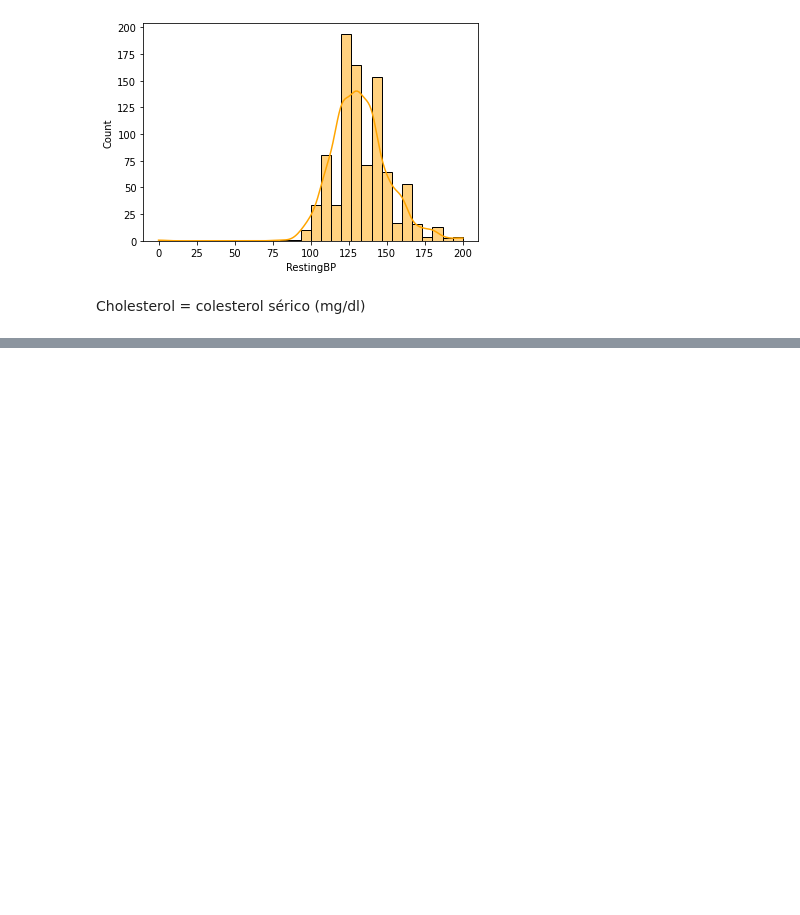
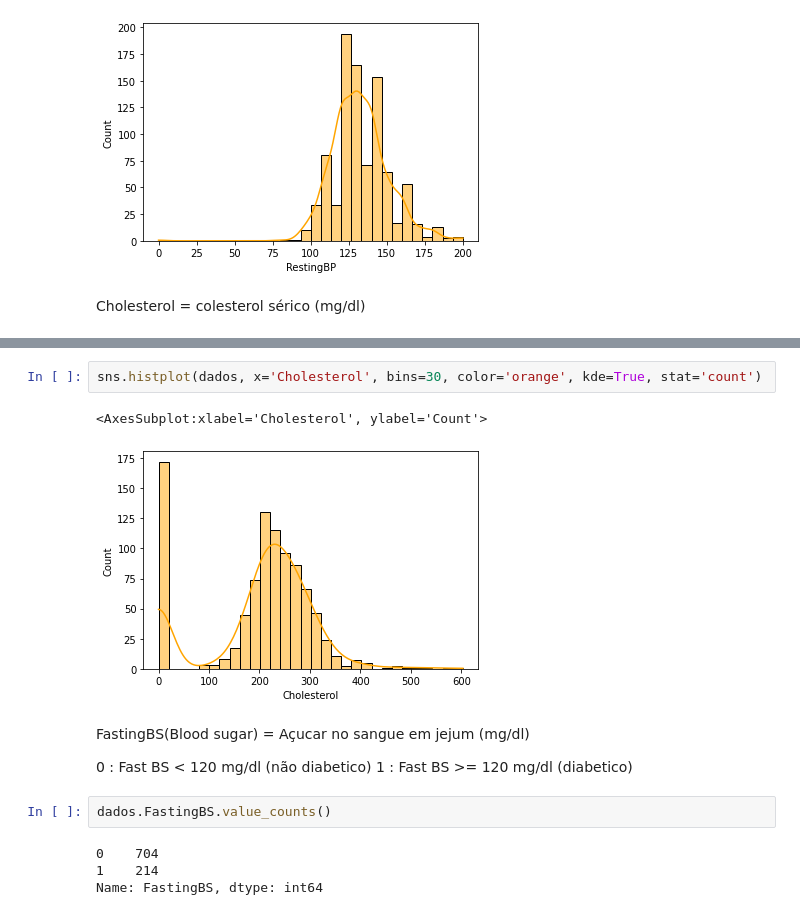
Before and after one commit to NityanandaBarbosa/Machine-Learning-Studies, a Jupyter notebook: supervised_learning_classification/exploring_analyzing_data.ipynb, the cells around one changed output, grey strips where cells are left out. Cells and saved outputs as stored; diff of their text form; blank space fills up the shorter version.

```diff
--- a/supervised_learning_classification/exploring_analyzing_data.ipynb
+++ b/supervised_learning_classification/exploring_analyzing_data.ipynb
@@ -139,0 +153,16 @@ dados.Cholesterol.value_counts().sort_index()
+# %%
+sns.histplot(dados, x='Cholesterol', bins=30, color='orange', kde=True, stat='count')
+# %% [output]
+<AxesSubplot:xlabel='Cholesterol', ylabel='Count'>
+[figure, added]
+# %% [markdown]
+FastingBS(Blood sugar) = Açucar no sangue em jejum (mg/dl)
+
+0 : Fast BS < 120 mg/dl (não diabetico)
+1 : Fast BS >= 120 mg/dl (diabetico)
+# %%
+dados.FastingBS.value_counts()
+# %% [output]
+0    704
+1    214
+Name: FastingBS, dtype: int64
```
Also changed, not shown: parts of 8 cells of this notebook.
